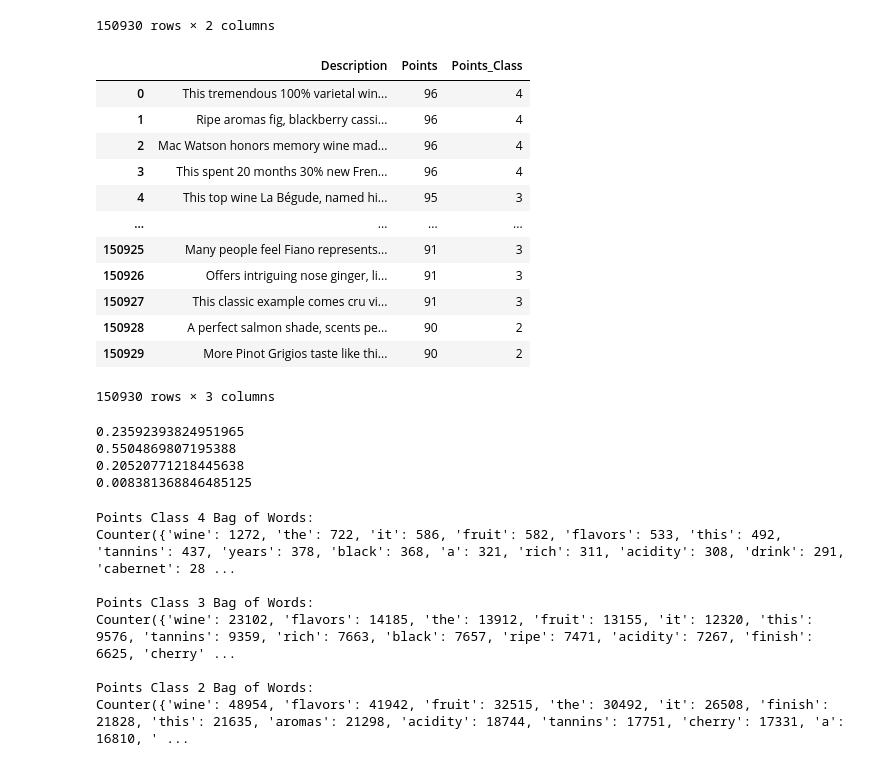
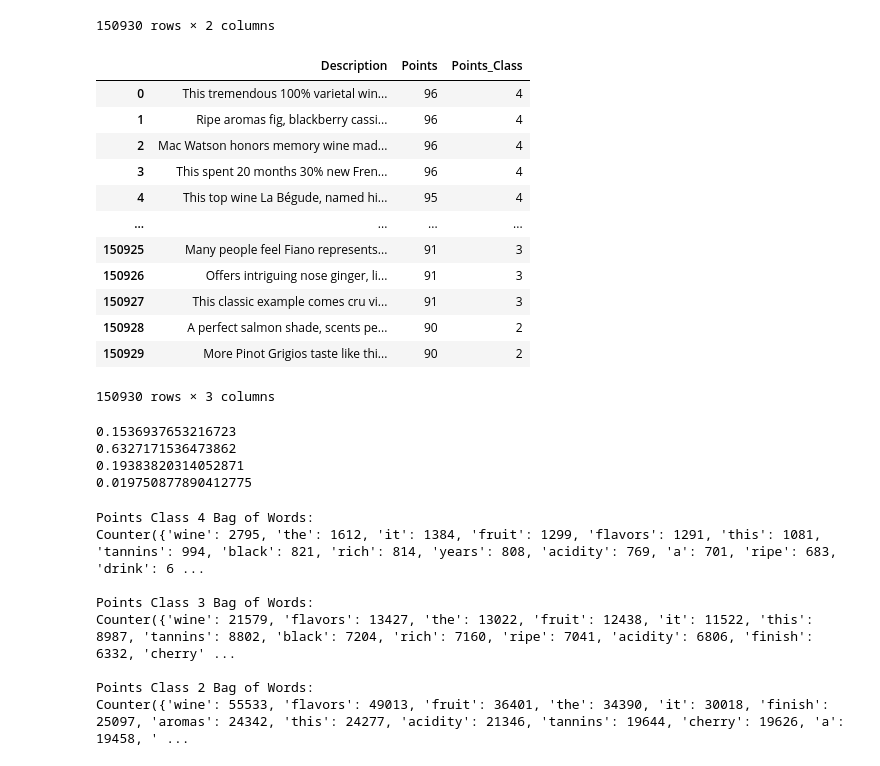
Before and after one commit to mistrydev6/Wine_Naive_Bayes, a Jupyter notebook: PA.ipynb, the cells around one changed output. Drawn from its saved outputs; the diff is of its cells as text; code cells hidden in the pictures.

```diff
--- a/PA.ipynb
+++ b/PA.ipynb
@@ -61,20 +66,20 @@ df
 | 150929 | More Pinot Grigios taste like thi... | 90 |
 150930 rows × 2 columns
 # %%
-bins = [80, 85, 90, 95, 100]
+bins = [80, 84, 90, 94, 100]
 labels = [1, 2, 3, 4]
 
 
 df['Points_Class'] = pd.cut(df['Points'], bins=bins, labels=labels, include_lowest=True)
 
 df
 # %% [output]
 |  | Description | Points | Points_Class |
 | 0 | This tremendous 100% varietal win... | 96 | 4 |
 | 1 | Ripe aromas fig, blackberry cassi... | 96 | 4 |
 | 2 | Mac Watson honors memory wine mad... | 96 | 4 |
 | 3 | This spent 20 months 30% new Fren... | 96 | 4 |
-| 4 | This top wine La Bégude, named hi... | 95 | 3 |
+| 4 | This top wine La Bégude, named hi... | 95 | 4 |
 | ... | ... | ... | ... |
 | 150925 | Many people feel Fiano represents... | 91 | 3 |
 | 150926 | Offers intriguing nose ginger, li... | 91 | 3 |
@@ -93,10 +98,10 @@ print(p2)
 print(p3)
 print(p4)
 # %% [output]
-0.23592393824951965
-0.5504869807195388
-0.20520771218445638
-0.008381368846485125
+0.1536937653216723
+0.6327171536473862
+0.19383820314052871
+0.019750877890412775
 # %%
 from nltk.tokenize import word_tokenize
 from collections import Counter
@@ -120,10 +125,10 @@ for points_class, bag_of_words in bag_of_words_per_class.items():
     print()
 # %% [output]
 Points Class 4 Bag of Words:
-Counter({'wine': 1272, 'the': 722, 'it': 586, 'fruit': 582, 'flavors': 533, 'this': 492, 'tannins': 437, 'years': 378, 'black': 368, 'a': 321, 'rich': 311, 'acidity': 308, 'drink': 291, 'cabernet': 28 ...
+Counter({'wine': 2795, 'the': 1612, 'it': 1384, 'fruit': 1299, 'flavors': 1291, 'this': 1081, 'tannins': 994, 'black': 821, 'rich': 814, 'years': 808, 'acidity': 769, 'a': 701, 'ripe': 683, 'drink': 6 ...
 
 Points Class 3 Bag of Words:
-Counter({'wine': 23102, 'flavors': 14185, 'the': 13912, 'fruit': 13155, 'it': 12320, 'this': 9576, 'tannins': 9359, 'rich': 7663, 'black': 7657, 'ripe': 7471, 'acidity': 7267, 'finish': 6625, 'cherry' ...
+Counter({'wine': 21579, 'flavors': 13427, 'the': 13022, 'fruit': 12438, 'it': 11522, 'this': 8987, 'tannins': 8802, 'black': 7204, 'rich': 7160, 'ripe': 7041, 'acidity': 6806, 'finish': 6332, 'cherry' ...
 
 Points Class 2 Bag of Words:
-Counter({'wine': 48954, 'flavors': 41942, 'fruit': 32515, 'the': 30492, 'it': 26508, 'finish': 21828, 'this': 21635, 'aromas': 21298, 'acidity': 18744, 'tannins': 17751, 'cherry': 17331, 'a': 16810, ' ...
+Counter({'wine': 55533, 'flavors': 49013, 'fruit': 36401, 'the': 34390, 'it': 30018, 'finish': 25097, 'aromas': 24342, 'this': 24277, 'acidity': 21346, 'tannins': 19644, 'cherry': 19626, 'a': 19458, ' ...
```
Also changed, not shown: parts of 13 cells of this notebook.
